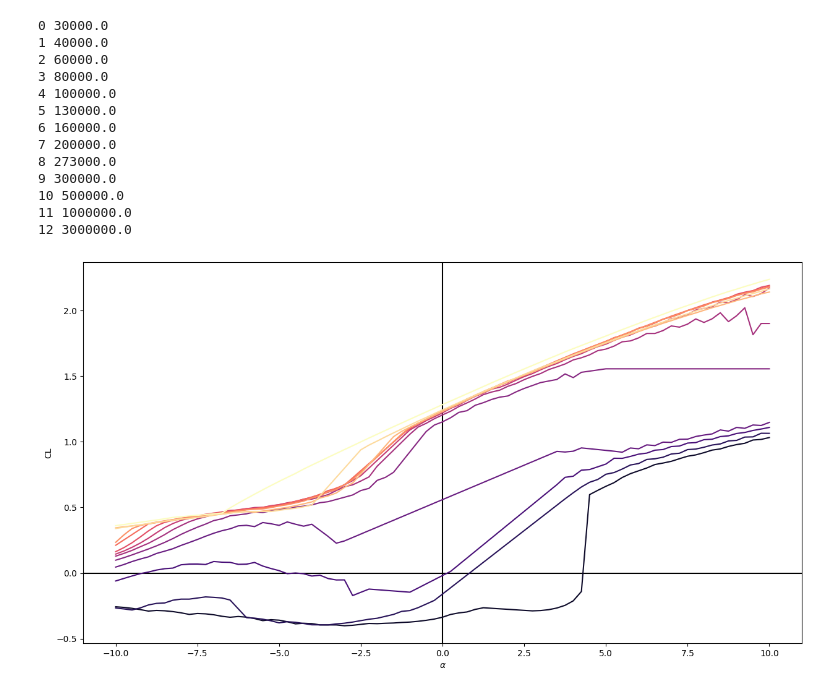
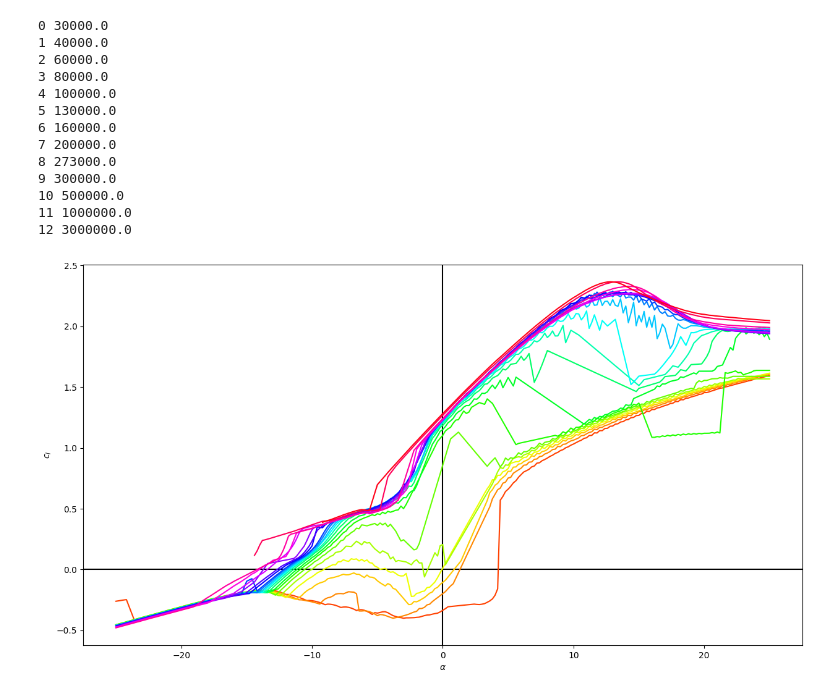
Before and after one commit to hg-heds/14bits_calc, a Jupyter notebook: aerodynamics.ipynb, the cells around one changed output. Drawn from its saved outputs; the diff is of its cells as text; code cells hidden in the pictures.

Commit message:
analysis3

```diff
--- a/aerodynamics.ipynb
+++ b/aerodynamics.ipynb
@@ -10,7 +10,7 @@ AIR_VISCOSITY   = 1.7894e-5     * 1e0   # kg/m/s  or Pa*s (Dynamic)
 MEAN_CHORD      = 200           * 1e-3  # mm
 WINGSPAN        = 1200          * 1e-3  # mm
 # %%
-alpha,reynolds,cl,cd,cm = np.load("tkv2008.npy",allow_pickle=True)
+alpha,reynolds,cl,cd,cm = np.load("tkv2008_analysis_3.npy",allow_pickle=True)
 # %%
 velocity = AIR_VISCOSITY * reynolds / AIR_DENSITY / MEAN_CHORD
 # %%
@@ -60,11 +62,11 @@ for i,rey in enumerate(reynolds):
 # %%
 fig = plt.figure(figsize=(15,8))
 ax = fig.add_subplot(1,1,1)
-ax.set_ylabel("CL")
+ax.set_ylabel("$c_l$")
 ax.set_xlabel("$\\alpha$")
 ax.axvline(color='black')
 ax.axhline(color='black')
 for i,rey in enumerate(reynolds):
-    ax.plot(alpha,cl[:,i],color=cm.magma((i+1)/(len(reynolds))))
+    ax.plot(alpha,cl[:,i],color=colormap.hsv((i+1)/(len(reynolds))))
 # %% [output]
-[figure, old version]
+[figure, new version]
```
Also changed, not shown: parts of 3 cells of this notebook, 51 other files.
